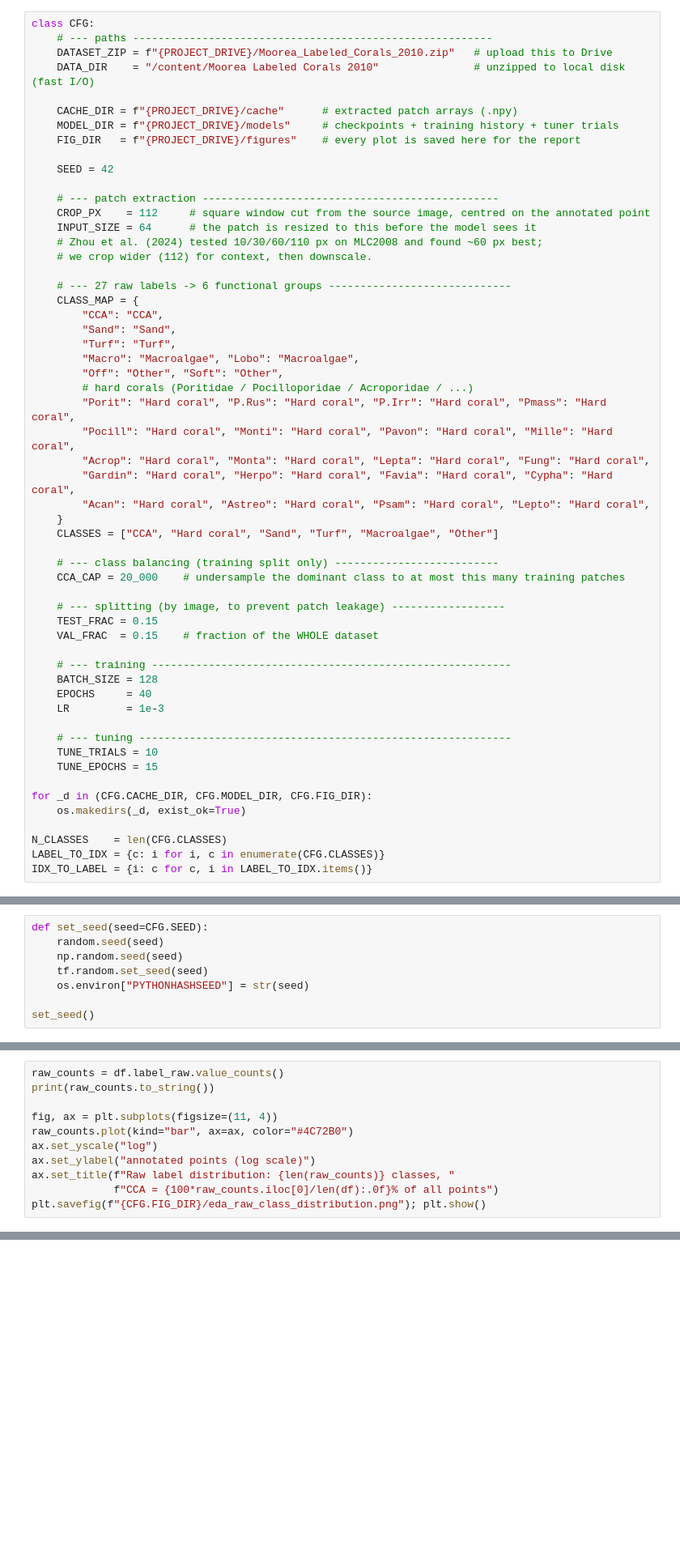
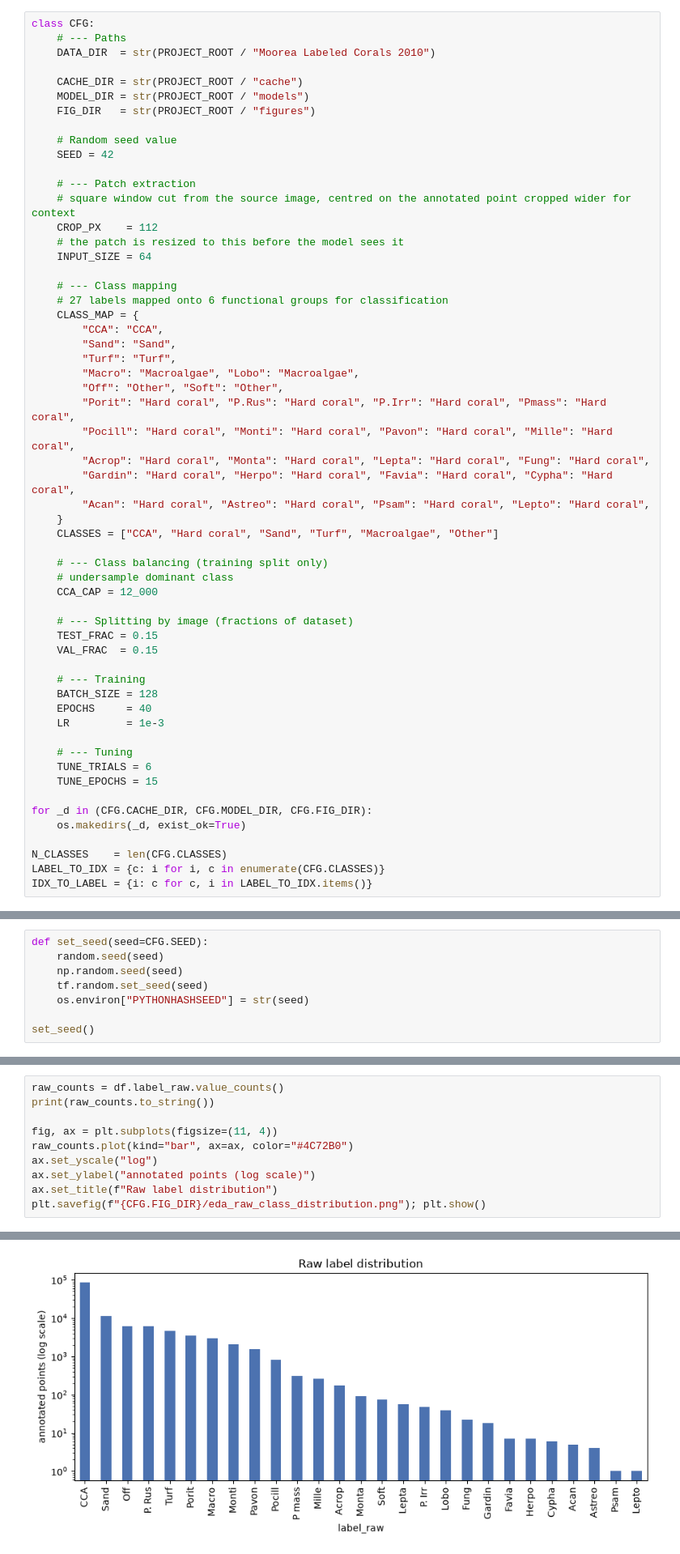
Before and after one commit to naawkaz/coral_classification, a Jupyter notebook: coral_classification.ipynb, the cells around one changed output, grey strips where cells are left out. Shown at 81% size. Drawn from its saved outputs; the diff is of its cells as text; blank space fills up the shorter version.

```diff
--- a/coral_classification.ipynb
+++ b/coral_classification.ipynb
@@ -38,29 +50,29 @@ print("GPU devices:", tf.config.list_physical_devices("GPU"))
 # %%
 class CFG:
-    # --- paths ---------------------------------------------------------
-    DATASET_ZIP = f"{PROJECT_DRIVE}/Moorea_Labeled_Corals_2010.zip"   # upload this to Drive
-    DATA_DIR    = "/content/Moorea Labeled Corals 2010"               # unzipped to local disk (fast I/O)
+    # --- Paths
+    DATA_DIR  = str(PROJECT_ROOT / "Moorea Labeled Corals 2010")
 
-    CACHE_DIR = f"{PROJECT_DRIVE}/cache"      # extracted patch arrays (.npy)
-    MODEL_DIR = f"{PROJECT_DRIVE}/models"     # checkpoints + training history + tuner trials
-    FIG_DIR   = f"{PROJECT_DRIVE}/figures"    # every plot is saved here for the report
+    CACHE_DIR = str(PROJECT_ROOT / "cache")
+    MODEL_DIR = str(PROJECT_ROOT / "models")
+    FIG_DIR   = str(PROJECT_ROOT / "figures")
 
+    # Random seed value
     SEED = 42
 
-    # --- patch extraction -----------------------------------------------
-    CROP_PX    = 112     # square window cut from the source image, centred on the annotated point
-    INPUT_SIZE = 64      # the patch is resized to this before the model sees it
-    # Zhou et al. (2024) tested 10/30/60/110 px on MLC2008 and found ~60 px best;
-    # we crop wider (112) for context, then downscale.
+    # --- Patch extraction
+    # square window cut from the source image, centred on the annotated point cropped wider for context
+    CROP_PX    = 112
+    # the patch is resized to this before the model sees it
+    INPUT_SIZE = 64
 
-    # --- 27 raw labels -> 6 functional groups -----------------------------
+    # --- Class mapping
+    # 27 labels mapped onto 6 functional groups for classification
     CLASS_MAP = {
         "CCA": "CCA",
         "Sand": "Sand",
         "Turf": "Turf",
         "Macro": "Macroalgae", "Lobo": "Macroalgae",
         "Off": "Other", "Soft": "Other",
-        # hard corals (Poritidae / Pocilloporidae / Acroporidae / ...)
         "Porit": "Hard coral", "P.Rus": "Hard coral", "P.Irr": "Hard coral", "Pmass": "Hard coral",
         "Pocill": "Hard coral", "Monti": "Hard coral", "Pavon": "Hard coral", "Mille": "Hard coral",
         "Acrop": "Hard coral", "Monta": "Hard coral", "Lepta": "Hard coral", "Fung": "Hard coral",
@@ -69,20 +81,21 @@ class CFG:
     }
     CLASSES = ["CCA", "Hard coral", "Sand", "Turf", "Macroalgae", "Other"]
 
-    # --- class balancing (training split only) --------------------------
-    CCA_CAP = 20_000    # undersample the dominant class to at most this many training patches
+    # --- Class balancing (training split only)
+    # undersample dominant class
+    CCA_CAP = 12_000
 
-    # --- splitting (by image, to prevent patch leakage) ------------------
+    # --- Splitting by image (fractions of dataset)
     TEST_FRAC = 0.15
-    VAL_FRAC  = 0.15    # fraction of the WHOLE dataset
+    VAL_FRAC  = 0.15
 
-    # --- training ---------------------------------------------------------
+    # --- Training
     BATCH_SIZE = 128
     EPOCHS     = 40
     LR         = 1e-3
 
-    # --- tuning -----------------------------------------------------------
-    TUNE_TRIALS = 10
+    # --- Tuning
+    TUNE_TRIALS = 6
     TUNE_EPOCHS = 15
 
 for _d in (CFG.CACHE_DIR, CFG.MODEL_DIR, CFG.FIG_DIR):
@@ -169,6 +233,6 @@ fig, ax = plt.subplots(figsize=(11, 4))
 raw_counts.plot(kind="bar", ax=ax, color="#4C72B0")
 ax.set_yscale("log")
 ax.set_ylabel("annotated points (log scale)")
-ax.set_title(f"Raw label distribution: {len(raw_counts)} classes, "
-             f"CCA = {100*raw_counts.iloc[0]/len(df):.0f}% of all points")
+ax.set_title(f"Raw label distribution")
 plt.savefig(f"{CFG.FIG_DIR}/eda_raw_class_distribution.png"); plt.show()
+# %% [output]
@@ -174,0 +256 @@ plt.savefig(f"{CFG.FIG_DIR}/eda_raw_class_distribution.png"); plt.show()
+[figure, added]
```
Also changed, not shown: parts of 122 cells of this notebook, 1 other file.
